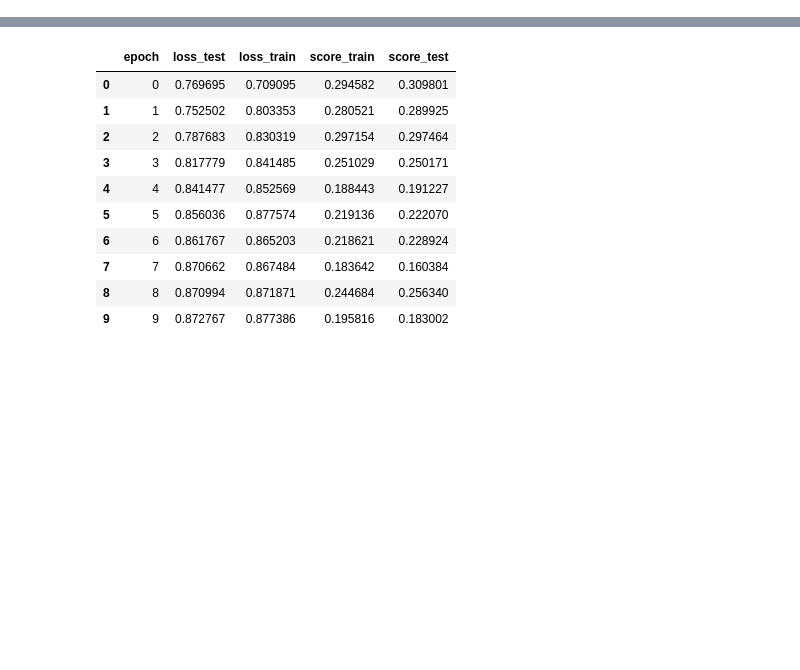
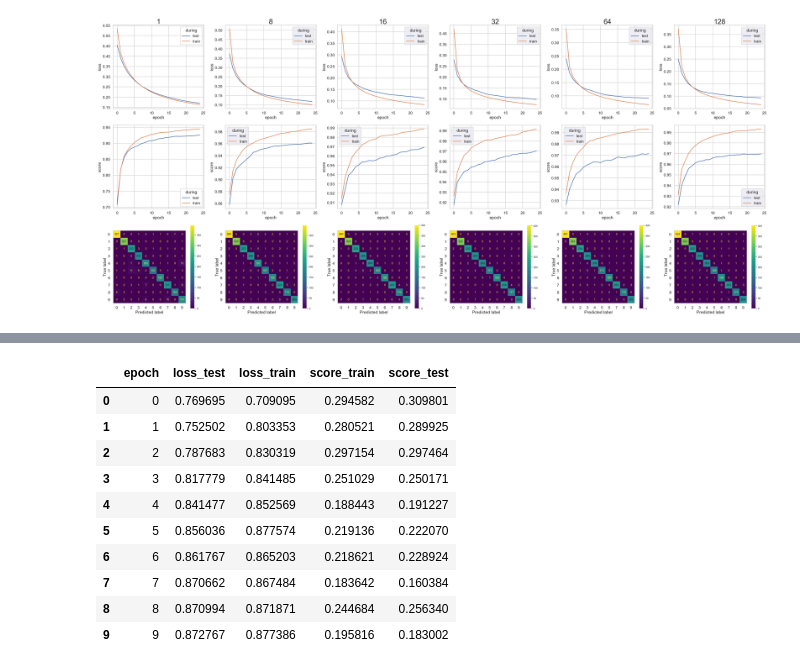
Before and after one commit to dataymeric/NeuralNetworksDIY, a Jupyter notebook: notebooks/conv.ipynb, the cells around one changed output, grey strips where cells are left out. Cells and saved outputs as stored; diff of their text form; code cells hidden in the pictures; blank space fills up the shorter version.

```diff
--- a/notebooks/conv.ipynb
+++ b/notebooks/conv.ipynb
@@ -58,0 +126,36 @@ alltrainy.shape
+# %%
+sns.set_theme(context= "talk", style='whitegrid', palette="deep")
+
+fig, ax = plt.subplots(ncols=6, nrows=3, figsize=(40, 18))
+fig.set_tight_layout(True)
+
+for i, feature_maps in enumerate([1, 8, 16, 32, 64, 128]):
+    ax_col = ax[:, i]
+    ax_col[0].set_title(feature_maps, size=30)
+
+    net = Sequential(
+        Conv1D(3, 1, feature_maps, 1),
+        MaxPool1D(2, 2),
+        Flatten(),
+        Linear(127 * feature_maps, 100),
+        ReLU(),
+        Linear(100, 10),
+    )
+
+    optimizer = Optim(net.reset(), CrossEntropyLoss(), eps=0.001)
+    result_df = optimizer.SGD_eval(X_train[:, :, np.newaxis], y_train, 32, 25, test_size=0.33, return_dataframe=True)
+
+    loss_long_df = pd.melt(result_df, id_vars='epoch', value_vars=['loss_test', 'loss_train'], value_name='loss', var_name='during').replace({'loss_test': 'test', 'loss_train': 'train'})
+    sns.lineplot(loss_long_df, x='epoch', y='loss', hue='during', ax=ax_col[0])
+
+    score_long_df = pd.melt(result_df, id_vars='epoch', value_vars=['score_test', 'score_train'], value_name='score', var_name='during').replace({'score_test': 'test', 'score_train': 'train'})
+    sns.lineplot(score_long_df, x='epoch', y='score', hue='during', ax=ax_col[1])
+
+    sns.set_theme(context="notebook")
+    ConfusionMatrixDisplay.from_predictions(optimizer.y_test.argmax(1), optimizer.network.forward(optimizer.X_test).argmax(1), ax=ax_col[2])
+    ax_col[2].grid(False)
+    sns.set_theme(context= "talk")
+
+# fig.savefig("./reports/src/conv/conv_feature_maps.pdf", dpi=100, bbox_inches="tight")
+# %% [output]
+[figure, added]
```
Also changed, not shown: parts of 14 cells of this notebook, 5 other files.
